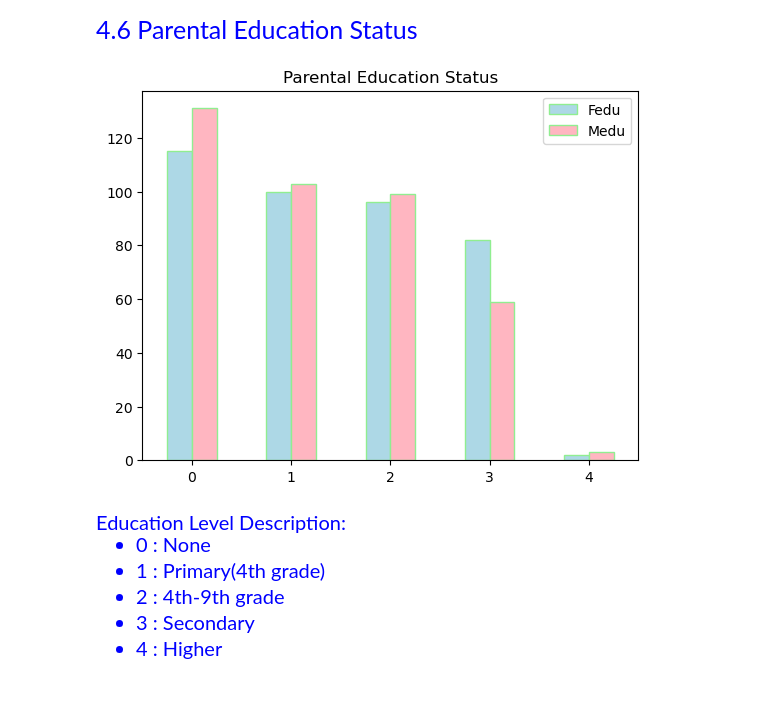
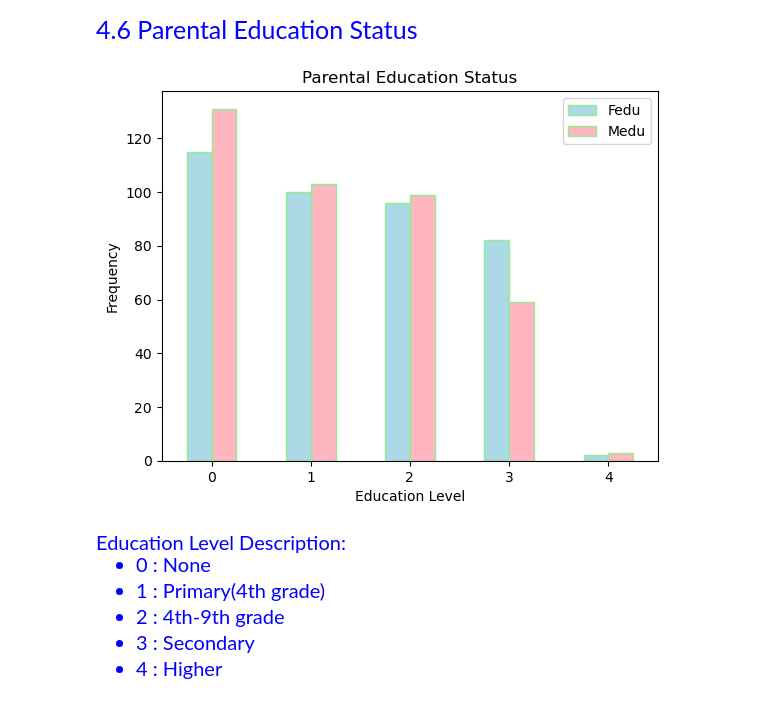
Before and after one commit to Kartika-Nidhi/DS_projects, a Jupyter notebook: StudentPerformanceAnalysis.ipynb, the cells around one changed output. Cells and saved outputs as stored; diff of their text form; code cells hidden in the pictures.

Commit message:
X and Y label fixed in all bar plots

```diff
--- a/StudentPerformanceAnalysis.ipynb
+++ b/StudentPerformanceAnalysis.ipynb
@@ -88,6 +88,6 @@ Index(['school', 'sex', 'age', 'address', 'famsize', 'Pstatus', 'Medu', 'Fedu',
 <div style = "color:blue; font-size:20px">Out of 33 columns,(school, sex, age, address, famsize, Parent Status, Medu, Fedu, Mjob, Fjob, traveltime, studytime
 , failures, internet, freetime, goout, health, absences, G3) will be focused columns for this analysis.
 # %%
-# data = data[['school','sex','age','address','famsize','Pstatus','Medu','Fedu','Mjob','Fjob','traveltime','studytime','failures','internet',
-# 'freetime','absences','G3']]
-# data.head(10)
+data = data[['school','sex','age','address','famsize','Pstatus','Medu','Fedu','Mjob','Fjob','traveltime','studytime','failures','internet',
+'freetime','absences','G3']]
+data.head(10)
@@ -164,25 +176,25 @@ plt.show()
 # %%
 pedu = DataFrame({
     'Fedu':data.Fedu.value_counts().values,
     'Medu':data.Medu.value_counts().values
 }, index = [0,1,2,3,4])
 
 
 #To show bars one on top of each
 # plt.bar(data.Fedu.value_counts().index, data.Fedu.value_counts().values, color = 'lightblue', label = 'Father Education', edgecolor = 'green')
 # plt.bar(data.Medu.value_counts().index, data.Medu.value_counts().values, color = 'lightpink', label = 'Mother Education', edgecolor = 'green')
 
 #To show bars side by side
 pedu.plot(kind = 'bar', color = ['lightblue','lightpink'], edgecolor = 'lightgreen', label = ['Father Education','Mother Education'])
 
-plt.title("Parental Education Status")
-plt.xlabel = "Education Level"
-plt.ylabel = 'Frequency'
+plt.title('Parental Education Status')
+plt.xlabel('Education Level')
+plt.ylabel('Frequency')
 plt.xticks(rotation = 0)
 plt.legend()
 plt.show()
 # %% [output]
-[figure, old version]
+[figure, new version]
 # %% [markdown]
 <div style = "color:blue; font-size:20px">Education Level Description:
 <ul>
```
Also changed, not shown: parts of 6 cells of this notebook.
